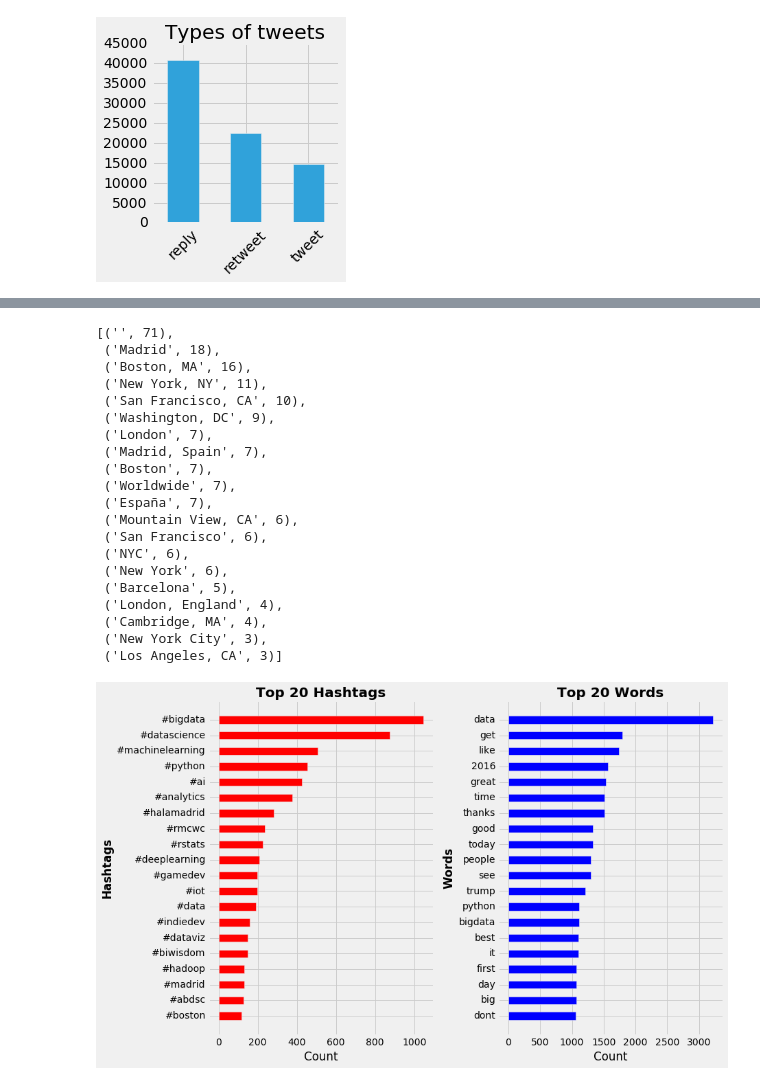
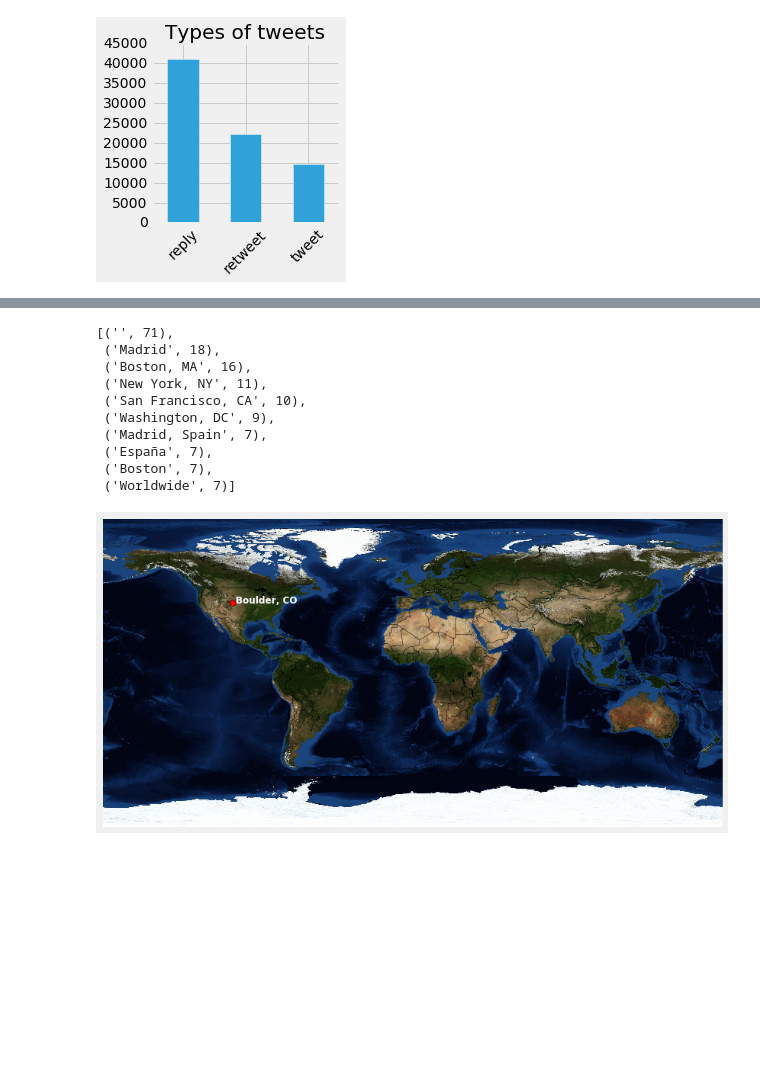
Before and after one commit to nachocarracedo/my_twitter, a Jupyter notebook: twitter_scrape.ipynb, the cells around one changed output, grey strips where cells are left out. Drawn from its saved outputs; the diff is of its cells as text; code cells hidden in the pictures; blank space fills up the shorter version.

```diff
--- a/twitter_scrape.ipynb
+++ b/twitter_scrape.ipynb
@@ -198,7 +199,7 @@ def leaders(xs, top=20):
     return sorted(counts.items(), reverse=True, key=lambda tup: tup[1])[:top]
 
 # location of followings
-leaders(user_location)
+leaders(user_location,10)
 # %% [output]
 [('', 71),
  ('Madrid', 18),
@@ -206,20 +207,26 @@ leaders(user_location)
  ('New York, NY', 11),
  ('San Francisco, CA', 10),
  ('Washington, DC', 9),
- ('London', 7),
  ('Madrid, Spain', 7),
+ ('España', 7),
  ('Boston', 7),
- ('Worldwide', 7),
- ('España', 7),
- ('Mountain View, CA', 6),
- ('San Francisco', 6),
- ('NYC', 6),
- ('New York', 6),
- ('Barcelona', 5),
- ('London, England', 4),
- ('Cambridge, MA', 4),
- ('New York City', 3),
- ('Los Angeles, CA', 3)]
+ ('Worldwide', 7)]
+# %%
+#map
+fig = plt.figure(figsize=(13,18))
+m = Basemap()
+m.bluemarble() #m.etopo()
+m.drawcountries()
+
+# cities
+lon = -104.237
+lat = 40.125
+m.plot(lon,lat,'bo',markersize=8, color='red')
+plt.text(lon+2, lat,'Boulder, CO', color='white', size=12,weight='bold')
+
+plt.show()
+# %% [output]
+[figure, added]
 # %%
 # hastags
 words = clean_tweets(' '.join(mytweets['text']), False) # puntuation is False so we don't delete hastags
@@ -228,12 +235,11 @@ top10hash = pd.DataFrame(leaders([x for x in words.split() if x[0]=='#' and x!='
 words = clean_tweets(' '.join(mytweets['text'])) # puntuation is False so we don't delete hastags
 top10words = pd.DataFrame(leaders([x for x in words.split()]), columns=["word", "count"])
 
-# hastags barh plot
+fig = plt.figure(figsize=(13,8))
+# hashtags barh plot
 bar_heights =  top10hash['count'].values
 bar_positions = np.arange(len(bar_heights))
 tick_positions = range(0,20)
-
-fig = plt.figure(figsize=(13,8))
 
 ax1 = fig.add_subplot(1,2,1)
 ax1.barh(bar_positions, bar_heights, 0.5, align='center', color='red')
@@ -264,8 +270,6 @@ plt.margins(0.05)
 
 plt.tight_layout()
 plt.show()
-# %% [output]
-[figure, removed]
 # %%
 #LDA
 listoft = mytweets['text'].tolist()
```
Also changed, not shown: parts of 5 cells of this notebook.
